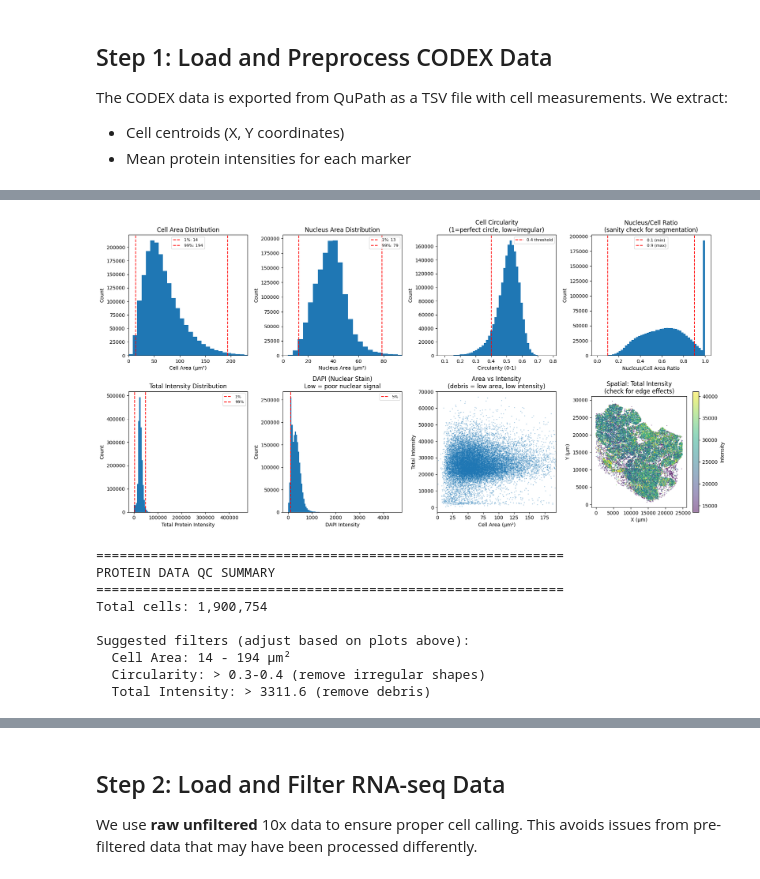
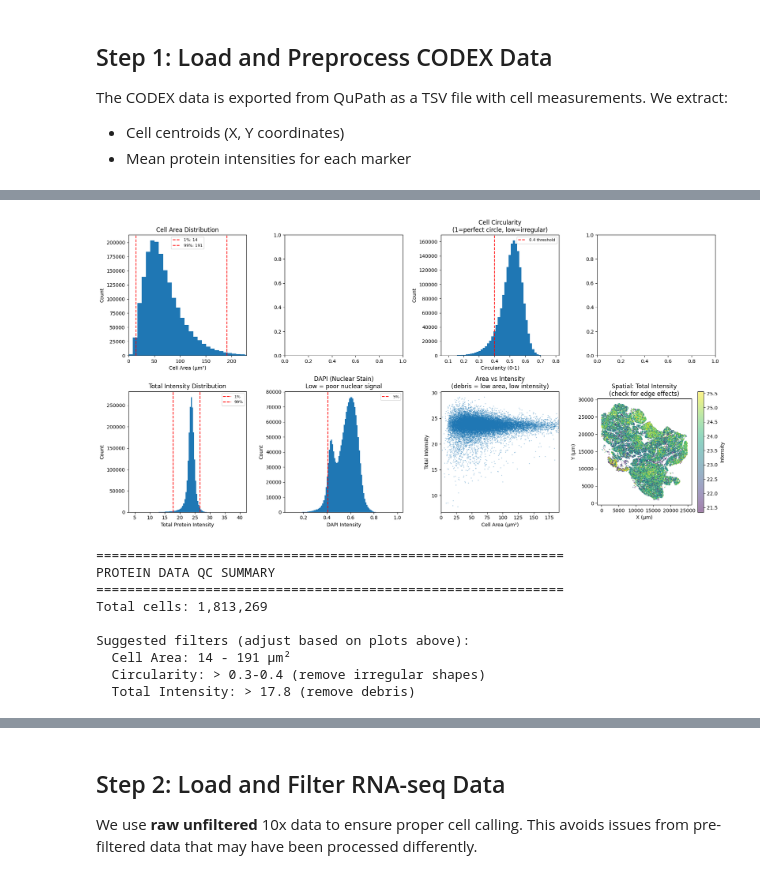
Before and after one commit to smith6jt-cop/maxfuse, a Jupyter notebook: notebooks/1_preprocessing.ipynb, the cells around one changed output, grey strips where cells are left out. Saved outputs shown, nothing was run; the diff lists cells and outputs as text; code cells hidden in the pictures.

```diff
--- a/notebooks/1_preprocessing.ipynb
+++ b/notebooks/1_preprocessing.ipynb
@@ -141,3 +86,5 @@ Markers: ['DAPI', 'IAPP', 'CD107a', 'CD4', 'CD31', 'SMA', 'CD68', 'CD44', 'Vimen
+# %%
+protein_adata = protein_adata[(protein_adata.obs['Tissue'] == 'Pancreas') | (protein_adata.obs['Tissue'] == 'pLN')].copy()
 # %%
 # Quick spatial visualization
 fig, axes = plt.subplots(1, 2, figsize=(14, 6))
@@ -171,10 +118,10 @@ print("Available columns in CODEX data:")
 print("="*60)
 
 # Group columns by type
-morphology_cols = [c for c in codex_df.columns if 'Area' in c or 'Perimeter' in c or
+morphology_cols = [c for c in protein_adata.obs if 'Area' in c or 'Perimeter' in c or
                    'Circularity' in c or 'Solidity' in c or 'Eccentricity' in c]
-intensity_cols = [c for c in codex_df.columns if 'Mean' in c or 'Median' in c or 'Max' in c]
-location_cols = [c for c in codex_df.columns if 'Centroid' in c or 'centroid' in c]
+intensity_cols = [c for c in protein_adata.var if 'Mean' in c or 'Median' in c or 'Max' in c]
+location_cols = [c for c in protein_adata.obs if 'Centroid' in c or 'centroid' in c]
 
 print(f"\nMorphology columns ({len(morphology_cols)}):")
 for c in morphology_cols[:10]:
@@ -183,14 +130,14 @@ if len(morphology_cols) > 10:
     print(f"  ... and {len(morphology_cols)-10} more")
 
 print(f"\nKey morphology stats:")
-if 'Cell: Area µm^2' in codex_df.columns:
-    area = codex_df['Cell: Area µm^2']
+if 'Cell: Area µm^2' in protein_adata.obs:
+    area = protein_adata.obs['Cell: Area µm^2']
     print(f"  Cell Area: {area.min():.1f} - {area.max():.1f} µm² (median: {area.median():.1f})")
-if 'Nucleus: Area µm^2' in codex_df.columns:
-    nuc_area = codex_df['Nucleus: Area µm^2']
+if 'Nucleus: Area µm^2' in protein_adata.obs:
+    nuc_area = protein_adata.obs['Nucleus: Area µm^2']
     print(f"  Nucleus Area: {nuc_area.min():.1f} - {nuc_area.max():.1f} µm² (median: {nuc_area.median():.1f})")
-if 'Cell: Circularity' in codex_df.columns:
-    circ = codex_df['Cell: Circularity']
+if 'Cell: Circularity' in protein_adata.obs:
+    circ = protein_adata.obs['Cell: Circularity']
     print(f"  Circularity: {circ.min():.2f} - {circ.max():.2f} (median: {circ.median():.2f})")
 # %% [output]
 Available columns in CODEX data:
@@ -214,8 +155,8 @@ fig, axes = plt.subplots(2, 4, figsize=(18, 9))
 
 # Row 1: Morphology distributions
 # Cell Area
-if 'Cell: Area µm^2' in codex_df.columns:
-    area = codex_df['Cell: Area µm^2']
+if 'Cell_Area' in protein_adata.obs:
+    area = protein_adata.obs['Cell_Area']
     axes[0, 0].hist(area, bins=100, edgecolor='none')
     axes[0, 0].set_xlabel('Cell Area (µm²)')
     axes[0, 0].set_ylabel('Count')
@@ -226,8 +167,8 @@ if 'Cell: Area µm^2' in codex_df.columns:
     axes[0, 0].set_xlim(0, area.quantile(0.99)*1.2)
 
 # Nucleus Area
-if 'Nucleus: Area µm^2' in codex_df.columns:
-    nuc_area = codex_df['Nucleus: Area µm^2']
+if 'Nucleus_Area' in protein_adata.obs:
+    nuc_area = protein_adata.obs['Nucleus_Area']
     axes[0, 1].hist(nuc_area, bins=100, edgecolor='none')
     axes[0, 1].set_xlabel('Nucleus Area (µm²)')
     axes[0, 1].set_ylabel('Count')
@@ -238,8 +179,8 @@ if 'Nucleus: Area µm^2' in codex_df.columns:
     axes[0, 1].set_xlim(0, nuc_area.quantile(0.99)*1.2)
 
 # Circularity
-if 'Cell: Circularity' in codex_df.columns:
-    circ = codex_df['Cell: Circularity']
+if 'Cell_Circularity' in protein_adata.obs:
+    circ = protein_adata.obs['Cell_Circularity']
     axes[0, 2].hist(circ, bins=50, edgecolor='none')
     axes[0, 2].set_xlabel('Circularity (0-1)')
     axes[0, 2].set_ylabel('Count')
@@ -248,8 +189,8 @@ if 'Cell: Circularity' in codex_df.columns:
     axes[0, 2].legend(fontsize=8)
 
 # Nucleus/Cell ratio
-if 'Cell: Area µm^2' in codex_df.columns and 'Nucleus: Area µm^2' in codex_df.columns:
-    nc_ratio = codex_df['Nucleus: Area µm^2'] / codex_df['Cell: Area µm^2']
+if 'Cell_Area' in protein_adata.obs and 'Nucleus_Area' in protein_adata.obs:
+    nc_ratio = protein_adata.obs['Nucleus_Area'] / protein_adata.obs['Cell_Area']
     axes[0, 3].hist(nc_ratio, bins=50, edgecolor='none')
     axes[0, 3].set_xlabel('Nucleus/Cell Area Ratio')
     axes[0, 3].set_ylabel('Count')
@@ -260,7 +201,7 @@ if 'Cell: Area µm^2' in codex_df.columns and 'Nucleus: Area µm^2' in codex_df.
 
 # Row 2: Intensity and spatial
 # Total intensity (sum of all markers)
-total_intensity = protein_matrix.sum(axis=1)
+total_intensity = protein_adata.X.sum(axis=1)
 axes[1, 0].hist(total_intensity, bins=100, edgecolor='none')
 axes[1, 0].set_xlabel('Total Protein Intensity')
 axes[1, 0].set_ylabel('Count')
@@ -270,9 +211,9 @@ axes[1, 0].axvline(x=np.percentile(total_intensity, 99), color='r', linestyle='-
 axes[1, 0].legend(fontsize=8)
 
 # DAPI intensity (nuclear stain - quality indicator)
-if 'DAPI' in marker_names:
-    dapi_idx = marker_names.index('DAPI')
-    dapi = protein_matrix[:, dapi_idx]
+if 'DAPI' in protein_adata.var_names:
+    dapi_idx = protein_adata.var_names.get_loc('DAPI')
+    dapi = protein_adata.X[:, dapi_idx]
     axes[1, 1].hist(dapi, bins=100, edgecolor='none')
     axes[1, 1].set_xlabel('DAPI Intensity')
     axes[1, 1].set_ylabel('Count')
@@ -283,50 +224,50 @@ else:
     axes[1, 1].text(0.5, 0.5, 'DAPI not found', ha='center', va='center', transform=axes[1, 1].transAxes)
     axes[1, 1].set_title('DAPI Intensity')
 
 # Cell area vs total intensity (reveals debris vs cells)
-if 'Cell: Area µm^2' in codex_df.columns:
-    sample_idx = np.random.choice(len(codex_df), min(20000, len(codex_df)), replace=False)
-    axes[1, 2].scatter(codex_df['Cell: Area µm^2'].values[sample_idx],
+if 'Cell_Area' in protein_adata.obs:
+    sample_idx = np.random.choice(len(protein_adata), min(20000, len(protein_adata)), replace=False)
+    axes[1, 2].scatter(protein_adata.obs['Cell_Area'].values[sample_idx],
                        total_intensity[sample_idx], s=1, alpha=0.3)
     axes[1, 2].set_xlabel('Cell Area (µm²)')
     axes[1, 2].set_ylabel('Total Intensity')
     axes[1, 2].set_title('Area vs Intensity\n(debris = low area, low intensity)')
-    axes[1, 2].set_xlim(0, codex_df['Cell: Area µm^2'].quantile(0.99))
+    axes[1, 2].set_xlim(0, protein_adata.obs['Cell_Area'].quantile(0.99))
 
 # Spatial distribution colored by total intensity
-sample_idx = np.random.choice(len(codex_df), min(30000, len(codex_df)), replace=False)
-scatter = axes[1, 3].scatter(x_coords[sample_idx], y_coords[sample_idx],
+sample_idx = np.random.choice(len(protein_adata), min(30000, len(protein_adata)), replace=False)
+scatter = axes[1, 3].scatter(protein_adata.obs['X_centroid'].values[sample_idx], protein_adata.obs['Y_centroid'].values[sample_idx],
                               c=total_intensity[sample_idx], s=0.5, alpha=0.5,
                               cmap='viridis', vmin=np.percentile(total_intensity, 5),
                               vmax=np.percentile(total_intensity, 95))
 axes[1, 3].set_xlabel('X (µm)')
 axes[1, 3].set_ylabel('Y (µm)')
 axes[1, 3].set_title('Spatial: Total Intensity\n(check for edge effects)')
 axes[1, 3].set_aspect('equal')
 plt.colorbar(scatter, ax=axes[1, 3], label='Intensity')
 
 plt.tight_layout()
 plt.show()
 
 # Print summary statistics
 print("\n" + "="*60)
 print("PROTEIN DATA QC SUMMARY")
 print("="*60)
-print(f"Total cells: {len(codex_df):,}")
+print(f"Total cells: {len(protein_adata):,}")
 print(f"\nSuggested filters (adjust based on plots above):")
-if 'Cell: Area µm^2' in codex_df.columns:
-    print(f"  Cell Area: {area.quantile(0.01):.0f} - {area.quantile(0.99):.0f} µm²")
-if 'Cell: Circularity' in codex_df.columns:
+if 'Cell_Area' in protein_adata.obs:
+    print(f"  Cell Area: {protein_adata.obs['Cell_Area'].quantile(0.01):.0f} - {protein_adata.obs['Cell_Area'].quantile(0.99):.0f} µm²")
+if 'Cell_Circularity' in protein_adata.obs:
     print(f"  Circularity: > 0.3-0.4 (remove irregular shapes)")
 print(f"  Total Intensity: > {np.percentile(total_intensity, 1):.1f} (remove debris)")
 # %% [output]
-[figure, old version]
+[figure, new version]
 ============================================================
 PROTEIN DATA QC SUMMARY
 ============================================================
-Total cells: 1,900,754
+Total cells: 1,813,269
 
 Suggested filters (adjust based on plots above):
-  Cell Area: 14 - 194 µm²
+  Cell Area: 14 - 191 µm²
   Circularity: > 0.3-0.4 (remove irregular shapes)
-  Total Intensity: > 3311.6 (remove debris)
+  Total Intensity: > 17.8 (remove debris)
```
Also changed, not shown: parts of 16 cells of this notebook, 4 other files.
